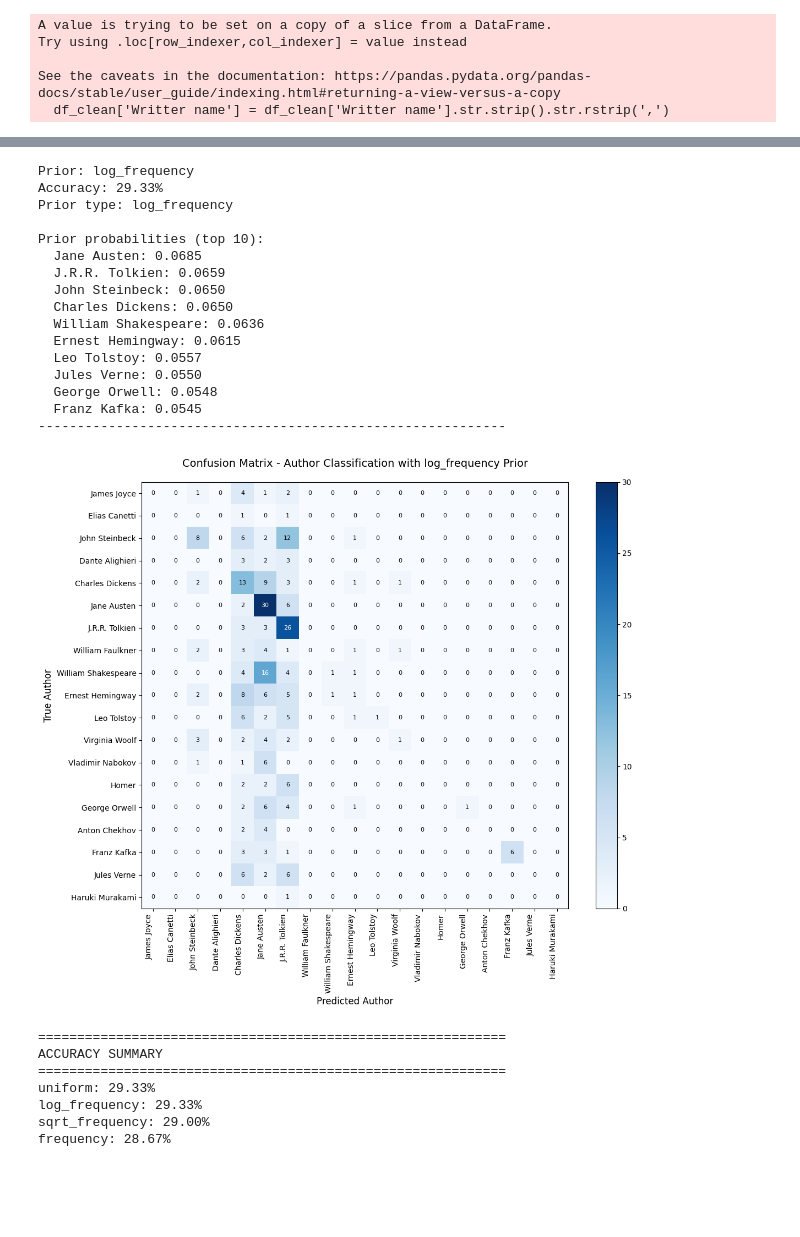
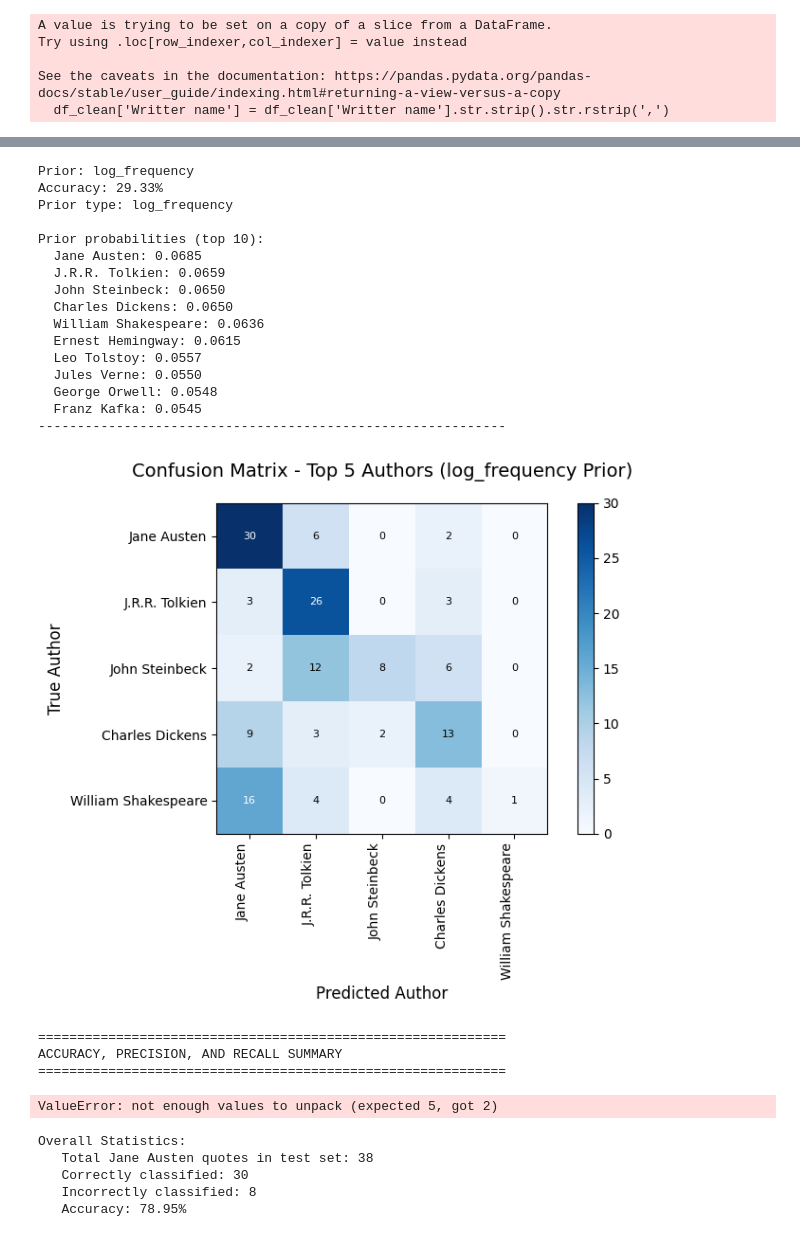
Before and after one commit to aleksandratyutyunik/DS4420-Final, a Jupyter notebook: writer_quotes.ipynb, the cells around one changed output, grey strips where cells are left out. Drawn from its saved outputs; the diff is of its cells as text; code cells hidden in the pictures; blank space fills up the shorter version.

```diff
--- a/writer_quotes.ipynb
+++ b/writer_quotes.ipynb
@@ -41,6 +41,9 @@ print(author_counts)
 
 num_quotes = len(df_clean)
 print(f"\nTotal number of quotes: {num_quotes}")
+
+X = df_clean['Quotes']
+y = df_clean['Writter name']
 # %% [output]
 Number of unique authors: 77
 
@@ -67,12 +70,10 @@ See the caveats in the documentation: https://pandas.pydata.org/pandas-docs/stab
   df_clean['Writter name'] = df_clean['Writter name'].str.strip().str.rstrip(',')
 # %%
 class AuthorQuoteClassifier:
-    def __init__(self, alpha=1.0, prior_type='uniform'):
+    def __init__(self, prior_type='uniform'):
         """
-        alpha: smoothing parameter for likelihood
         prior_type: 'uniform', 'frequency', 'sqrt_frequency', 'log_frequency', 'laplace'
         """
-        self.alpha = alpha
         self.prior_type = prior_type
         self.authors_priors = {}
         self.word_probs = defaultdict(dict)
@@ -146,8 +147,8 @@ class AuthorQuoteClassifier:
             for word in self.vocabulary:
                 word_count = word_counts[author][word]
                 self.word_probs[author][word] = (
-                    (word_count + self.alpha) /
-                    (total_words_per_class[author] + self.alpha * vocab_size)
+                    (word_count + 1) /
+                    (total_words_per_class[author] + vocab_size)
                 )
 
     def predict_proba(self, quote):
@@ -204,6 +205,9 @@ X_train, X_test, y_train, y_test = train_test_split(
     X_filtered, y_filtered, test_size=0.2, random_state=42, stratify=y_filtered
 )
 
+print(f"Training set: {len(X_train)} quotes")
+print(f"Test set: {len(X_test)} quotes")
+
 results = {}
 
 prior_types = [
@@ -216,31 +220,35 @@ prior_types = [
 print("="*60)
 
 for prior in prior_types:
-    model = AuthorQuoteClassifier(alpha=1.0, prior_type=prior)
+    model = AuthorQuoteClassifier(prior_type=prior)
     model.fit(X_train, y_train)
 
     predictions = [model.predict(quote) for quote in X_test]
 
     accuracy = sum(pred == true for pred, true in zip(predictions, y_test)) / len(y_test)
-    results[prior] = accuracy
+    precision, recall, f1, _ = classification_report(y_test, predictions, output_dict=True, zero_division=0)['weighted avg'].values()
+    results[prior] = accuracy, precision, recall, f1
 
     print(f"\nPrior: {prior}")
     print(f"Accuracy: {accuracy:.2%}")
     model.get_prior_info()
     print("-"*60)
 
-    cm = confusion_matrix(y_test, predictions, labels=model.classes)
+    # Only show the top 5 authors
+    top_authors = author_counts.head(5)
+    top_author_names = top_authors.index.tolist()
+    cm = confusion_matrix(y_test, predictions, labels=top_author_names)
 
     # Plot confusion matrix
-    plt.figure(figsize=(12, 10))
+    plt.figure(figsize=(8, 6))
     plt.imshow(cm, interpolation='nearest', cmap='Blues')
-    plt.title(f'Confusion Matrix - Author Classification with {prior} Prior', fontsize=14, pad=20)
+    plt.title(f'Confusion Matrix - Top 5 Authors ({prior} Prior)', fontsize=14, pad=20)
     plt.colorbar()
 
     # Add author names
-    tick_marks = np.arange(len(model.classes))
-    plt.xticks(tick_marks, model.classes, rotation=90, ha='right')
-    plt.yticks(tick_marks, model.classes)
+    tick_marks = np.arange(len(top_author_names))
+    plt.xticks(tick_marks, top_author_names, rotation=90, ha='right')
+    plt.yticks(tick_marks, top_author_names)
 
     # Add text annotations
     thresh = cm.max() / 2
@@ -257,10 +265,10 @@ for prior in prior_types:
     plt.show()
 
 print("\n" + "="*60)
-print("ACCURACY SUMMARY")
+print("ACCURACY, PRECISION, AND RECALL SUMMARY")
 print("="*60)
-for prior, acc in sorted(results.items(), key=lambda x: x[1], reverse=True):
-    print(f"{prior}: {acc:.2%}")
+for prior, acc, precision, recall, f1 in sorted(results.items(), key=lambda x: x[1], reverse=True):
+    print(f"{prior}: {acc:.2%}, {precision:.2%}, {recall:.2%}, {f1:.2%}")
 # %% [output]
 Original: 1571 quotes from 77 authors
 Filtered: 1500 quotes from 19 authors
@@ -320,24 +325,41 @@ Prior probabilities (top 10):
 Prior: log_frequency
 Accuracy: 29.33%
 Prior type: log_frequency
 
 Prior probabilities (top 10):
   Jane Austen: 0.0685
   J.R.R. Tolkien: 0.0659
   John Steinbeck: 0.0650
   Charles Dickens: 0.0650
   William Shakespeare: 0.0636
   Ernest Hemingway: 0.0615
   Leo Tolstoy: 0.0557
   Jules Verne: 0.0550
   George Orwell: 0.0548
   Franz Kafka: 0.0545
 ------------------------------------------------------------
-[figure, old version]
+[figure, new version]
 ============================================================
-ACCURACY SUMMARY
+ACCURACY, PRECISION, AND RECALL SUMMARY
 ============================================================
-uniform: 29.33%
-log_frequency: 29.33%
-sqrt_frequency: 29.00%
-frequency: 28.67%
+ValueError: not enough values to unpack (expected 5, got 2)
+# %%
+austen_indices = [i for i, author in enumerate(y_test) if author == "Jane Austen"]
+austen_predictions = [predictions[i] for i in austen_indices]
+austen_true = [y_test[i] for i in austen_indices]
+
+total_austen = len(austen_indices)
+correct_austen = sum(pred == "Jane Austen" for pred in austen_predictions)
+accuracy_austen = correct_austen / total_austen if total_austen > 0 else 0
+
+print(f"\nOverall Statistics:")
+print(f"   Total Jane Austen quotes in test set: {total_austen}")
+print(f"   Correctly classified: {correct_austen}")
+print(f"   Incorrectly classified: {total_austen - correct_austen}")
+print(f"   Accuracy: {accuracy_austen:.2%}")
+# %% [output]
+Overall Statistics:
+   Total Jane Austen quotes in test set: 38
+   Correctly classified: 30
+   Incorrectly classified: 8
+   Accuracy: 78.95%
```
Also changed, not shown: parts of 1 cell of this notebook.
